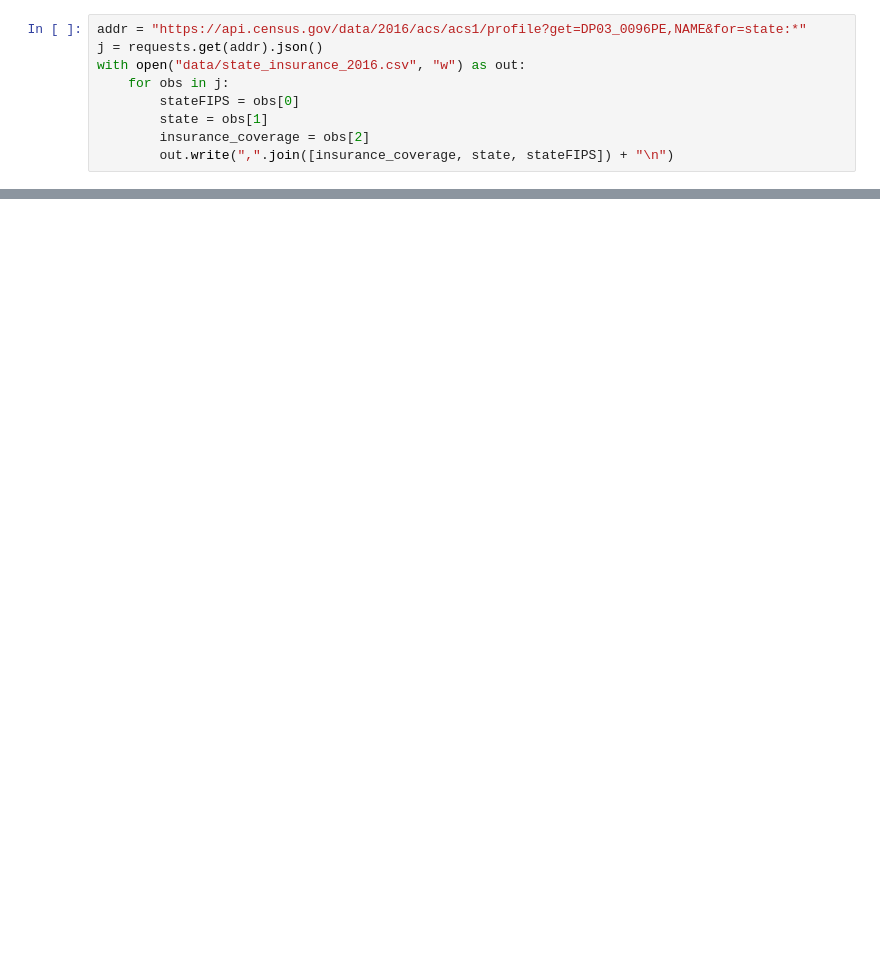
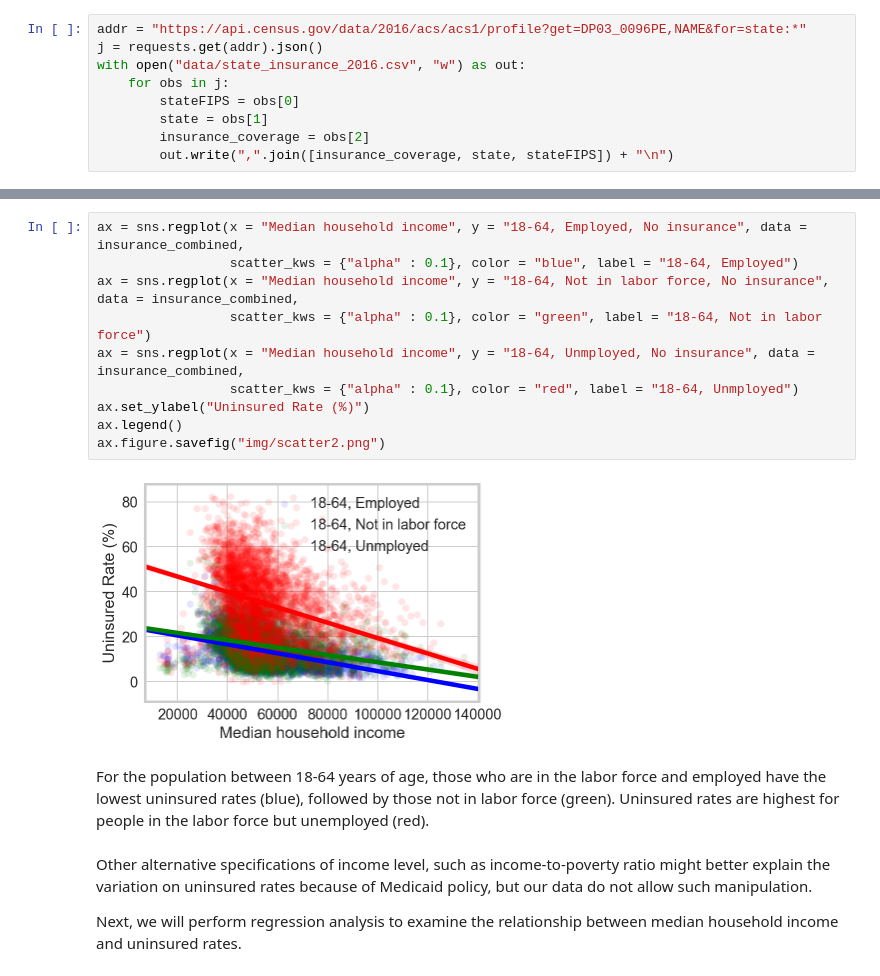
Before and after one commit to wusiyu94/Python_Project_US_Health_Insurance, a Jupyter notebook: Health_Insurance_Coverage.ipynb, the cells around one changed output, grey strips where cells are left out. Saved outputs shown, nothing was run; the diff lists cells and outputs as text; blank space fills up the shorter version.

```diff
--- a/Health_Insurance_Coverage.ipynb
+++ b/Health_Insurance_Coverage.ipynb
@@ -117,0 +222,18 @@ ax.get_legend().get_frame().set_linewidth(0)
+# %%
+ax = sns.regplot(x = "Median household income", y = "18-64, Employed, No insurance", data = insurance_combined,
+                 scatter_kws = {"alpha" : 0.1}, color = "blue", label = "18-64, Employed")
+ax = sns.regplot(x = "Median household income", y = "18-64, Not in labor force, No insurance", data = insurance_combined,
+                 scatter_kws = {"alpha" : 0.1}, color = "green", label = "18-64, Not in labor force")
+ax = sns.regplot(x = "Median household income", y = "18-64, Unmployed, No insurance", data = insurance_combined,
+                 scatter_kws = {"alpha" : 0.1}, color = "red", label = "18-64, Unmployed")
+ax.set_ylabel("Uninsured Rate (%)")
+ax.legend()
+ax.figure.savefig("img/scatter2.png")
+# %% [output]
+[figure, added]
+# %% [markdown]
+For the population between 18-64 years of age, those who are in the labor force and employed have the lowest uninsured rates (blue), followed by those not in labor force (green). Uninsured rates are highest for people in the labor force but unemployed (red).
+# %% [markdown]
+Other alternative specifications of income level, such as income-to-poverty ratio might better explain the variation on uninsured rates because of Medicaid policy, but our data do not allow such manipulation.
+
+Next, we will perform regression analysis to examine the relationship between median household income and uninsured rates.
```
Also changed, not shown: parts of 30 cells of this notebook.
